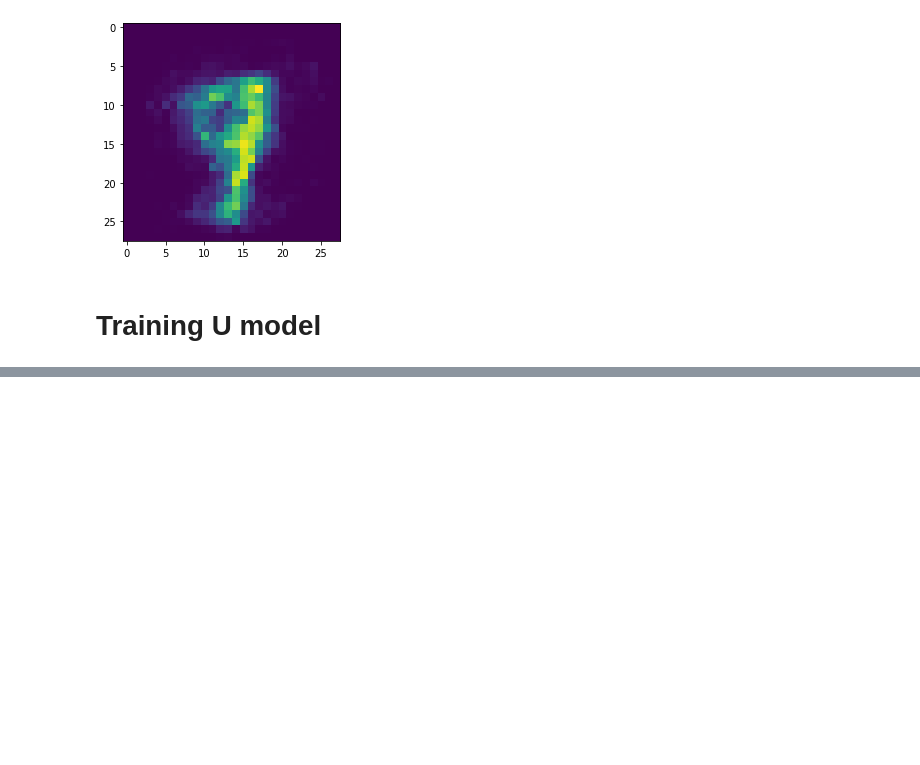
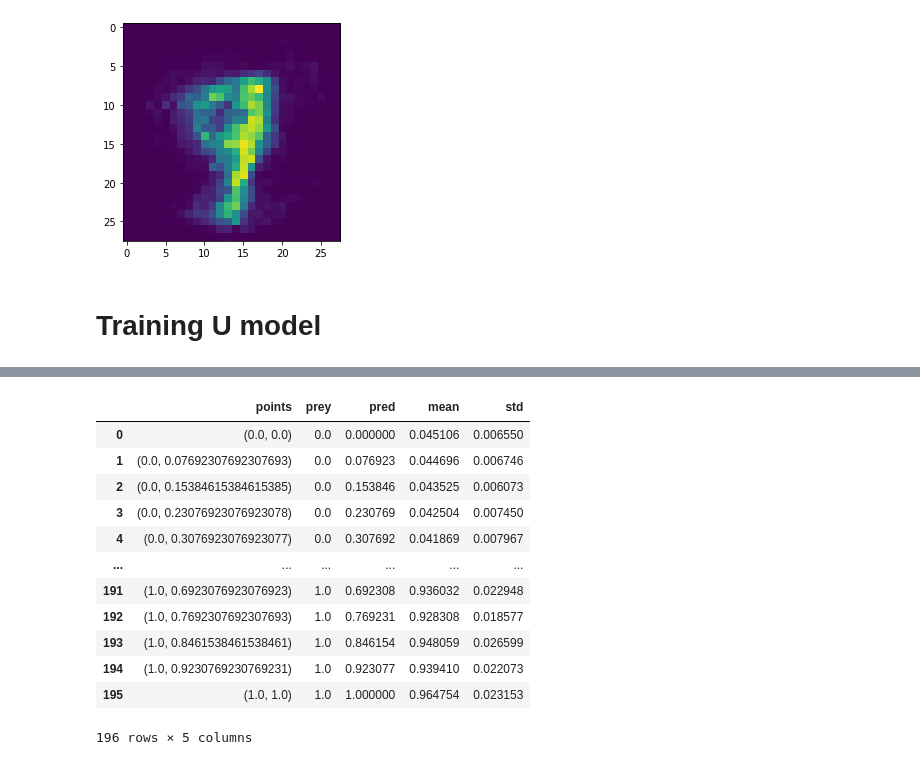
Before and after one commit to harmanpunn/The-Circle-of-Life, a Jupyter notebook: training.ipynb, the cells around one changed output, grey strips where cells are left out. Drawn from its saved outputs; the diff is of its cells as text; code cells hidden in the pictures; blank space fills up the shorter version.

```diff
--- a/training.ipynb
+++ b/training.ipynb
@@ -308,0 +282,16 @@ plt.plot(h)
+# %%
+stat
+# %% [output]
+|  | points | prey | pred | mean | std |
+| 0 | (0.0, 0.0) | 0.0 | 0.000000 | 0.045106 | 0.006550 |
+| 1 | (0.0, 0.07692307692307693) | 0.0 | 0.076923 | 0.044696 | 0.006746 |
+| 2 | (0.0, 0.15384615384615385) | 0.0 | 0.153846 | 0.043525 | 0.006073 |
+| 3 | (0.0, 0.23076923076923078) | 0.0 | 0.230769 | 0.042504 | 0.007450 |
+| 4 | (0.0, 0.3076923076923077) | 0.0 | 0.307692 | 0.041869 | 0.007967 |
+| ... | ... | ... | ... | ... | ... |
+| 191 | (1.0, 0.6923076923076923) | 1.0 | 0.692308 | 0.936032 | 0.022948 |
+| 192 | (1.0, 0.7692307692307693) | 1.0 | 0.769231 | 0.928308 | 0.018577 |
+| 193 | (1.0, 0.8461538461538461) | 1.0 | 0.846154 | 0.948059 | 0.026599 |
+| 194 | (1.0, 0.9230769230769231) | 1.0 | 0.923077 | 0.939410 | 0.022073 |
+| 195 | (1.0, 1.0) | 1.0 | 1.000000 | 0.964754 | 0.023153 |
+196 rows × 5 columns
```
Also changed, not shown: parts of 6 cells of this notebook, 7 other files.
